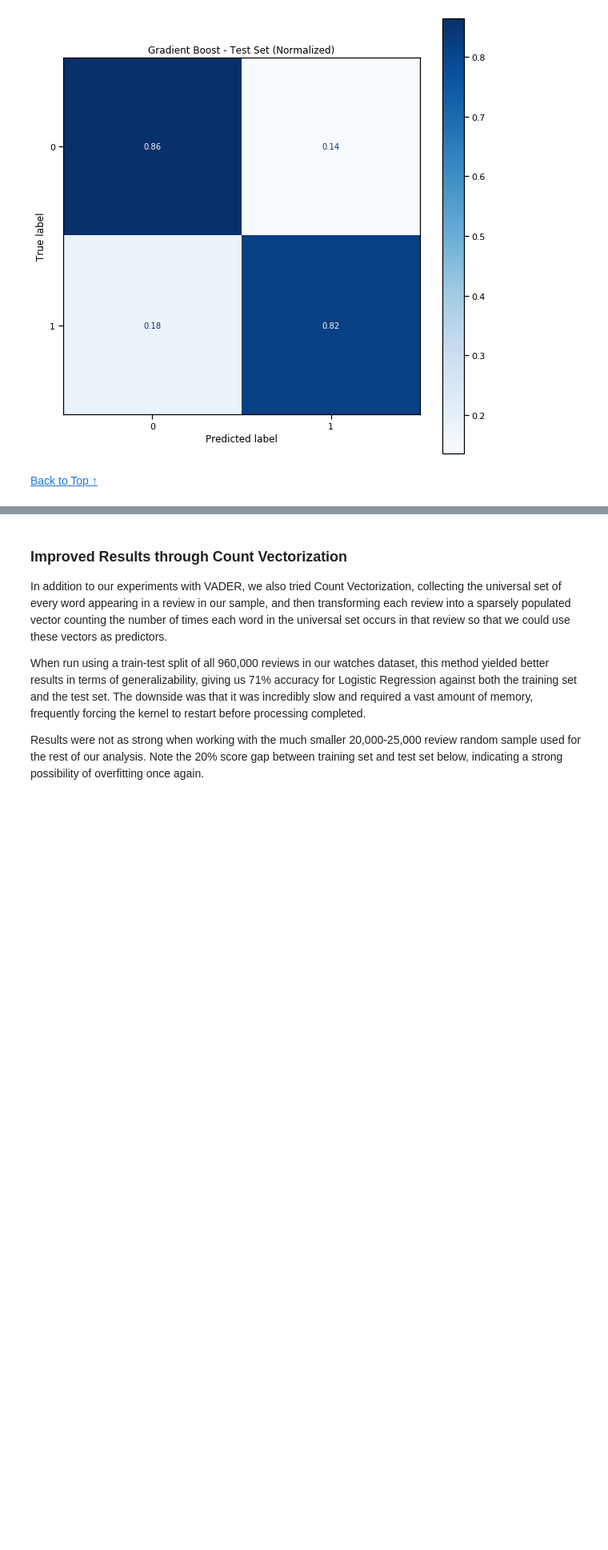
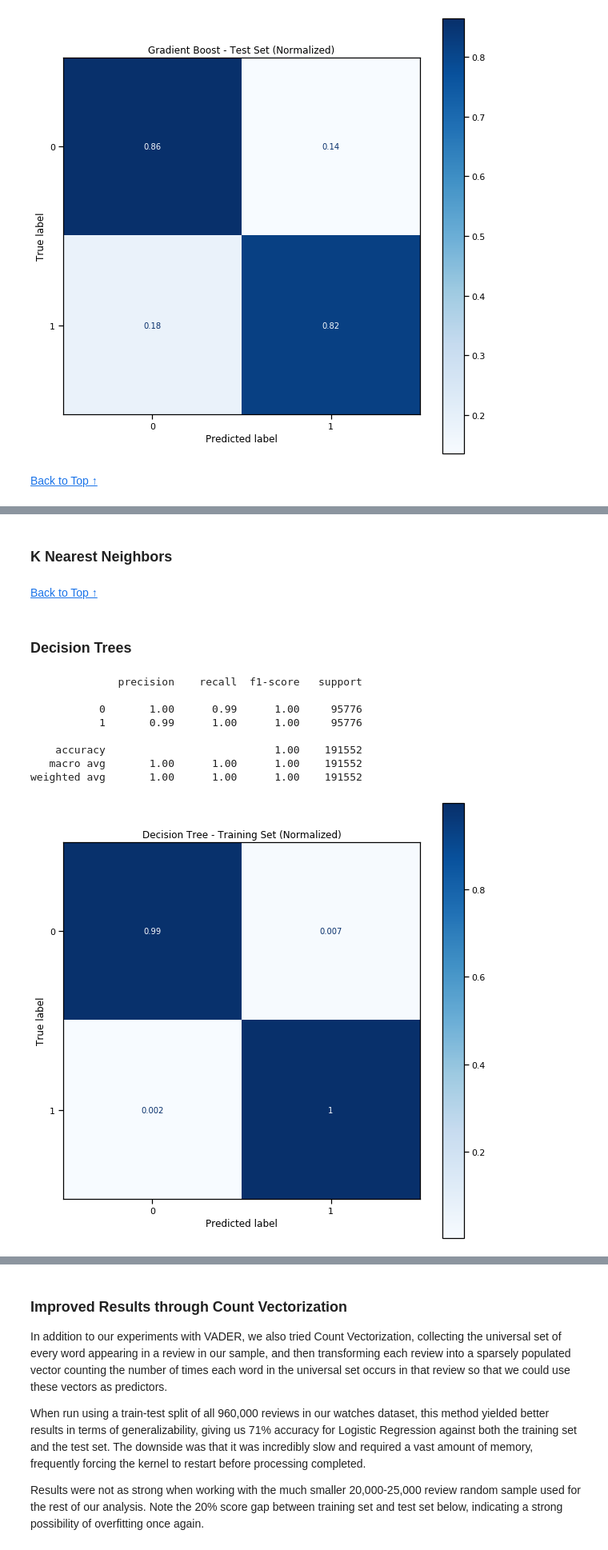
Before and after one commit to muoyo/amazon-nlp, a Jupyter notebook: notebooks/amazon.ipynb, the cells around one changed output, grey strips where cells are left out. Shown at 80% size. Saved outputs shown, nothing was run; the diff lists cells and outputs as text; code cells hidden in the pictures; blank space fills up the shorter version.

```diff
--- a/notebooks/amazon.ipynb
+++ b/notebooks/amazon.ipynb
@@ -414,7 +144,0 @@ tfidf_vector = TfidfVectorizer(tokenizer = spacy_tokenizer)
-# %%
-from sklearn.model_selection import train_test_split
-
-X = df_full['review_fulltext'] # the features we want to analyze
-ylabels = df_full['review_class'] # the labels, or answers, we want to test against
-
-X_train, X_test, y_train, y_test = train_test_split(X, ylabels, test_size=0.3)
@@ -903,0 +620,17 @@ weighted avg       0.89      0.82      0.84    220272
+# %%
+cleaner = predictors()
+bow_vector = CountVectorizer(tokenizer = spacy_tokenizer, ngram_range=(1,1))
+tfidf_vector = TfidfVectorizer(tokenizer = spacy_tokenizer)
+# %%
+X_spacy = df['review_fulltext'] # the features we want to analyze
+y_spacy = df['review_class'] # the labels, or answers, we want to test against
+
+X_train_spacy, X_test_spacy, y_train_spacy, y_test_spacy = train_test_split(X_spacy, y_spacy, test_size=0.3)
+y_train_lstm = y_train_spacy
+X_train_clean = cleaner.transform(X_train_spacy)
+X_test_clean = cleaner.transform(X_test_spacy)
+X_train_spacy = bow_vector.fit_transform(X_train_clean, y_train_spacy)
+X_test_spacy = bow_vector.transform(X_test_clean)
+
+rus_spacy = RandomUnderSampler()
+X_train_spacy, y_train_spacy = rus_spacy.fit_resample(X_train_spacy, y_train_spacy)
@@ -903,0 +640,7 @@ weighted avg       0.89      0.82      0.84    220272
+# %%
+clf_lr_spacy = LogisticRegression(fit_intercept=True, C=1e12, solver='liblinear', penalty='l2')
+clf_lr_spacy.fit(X_train_spacy, y_train_spacy)
+
+pred_lr_train_spacy = clf_lr_spacy.predict(X_train_spacy)
+print(classification_report(y_train_spacy, pred_lr_train_spacy))
+show_confusion_matrix(clf_lr_spacy, X_train_spacy, y_train_spacy, title='Logistic Regression via spaCy Vectorization - Training Set (Normalized)');
@@ -903,0 +671,3 @@ weighted avg       0.89      0.82      0.84    220272
+# %% [markdown]
+<a id='kneighbors'></a>
+### K Nearest Neighbors
@@ -903,0 +685,24 @@ weighted avg       0.89      0.82      0.84    220272
+# %% [markdown]
+
+
+[Back to Top ↑](#top)
+# %% [markdown]
+<a id='#decisiontrees'></a>
+### Decision Trees
+# %%
+clf_dt_spacy = DecisionTreeClassifier(criterion='entropy')
+clf_dt_spacy.fit(X_train_spacy, y_train_spacy)
+
+pred_dt_train_spacy = clf_dt_spacy.predict(X_train_spacy)
+print(classification_report(y_train_spacy, pred_dt_train_spacy))
+show_confusion_matrix(clf_dt_spacy, X_train_spacy, y_train_spacy, title='Decision Tree - Training Set (Normalized)');
+# %% [output]
+              precision    recall  f1-score   support
+
+           0       1.00      0.99      1.00     95776
+           1       0.99      1.00      1.00     95776
+
+    accuracy                           1.00    191552
+   macro avg       1.00      1.00      1.00    191552
+weighted avg       1.00      1.00      1.00    191552
+[figure, added]
```
Also changed, not shown: parts of 74 cells of this notebook.
